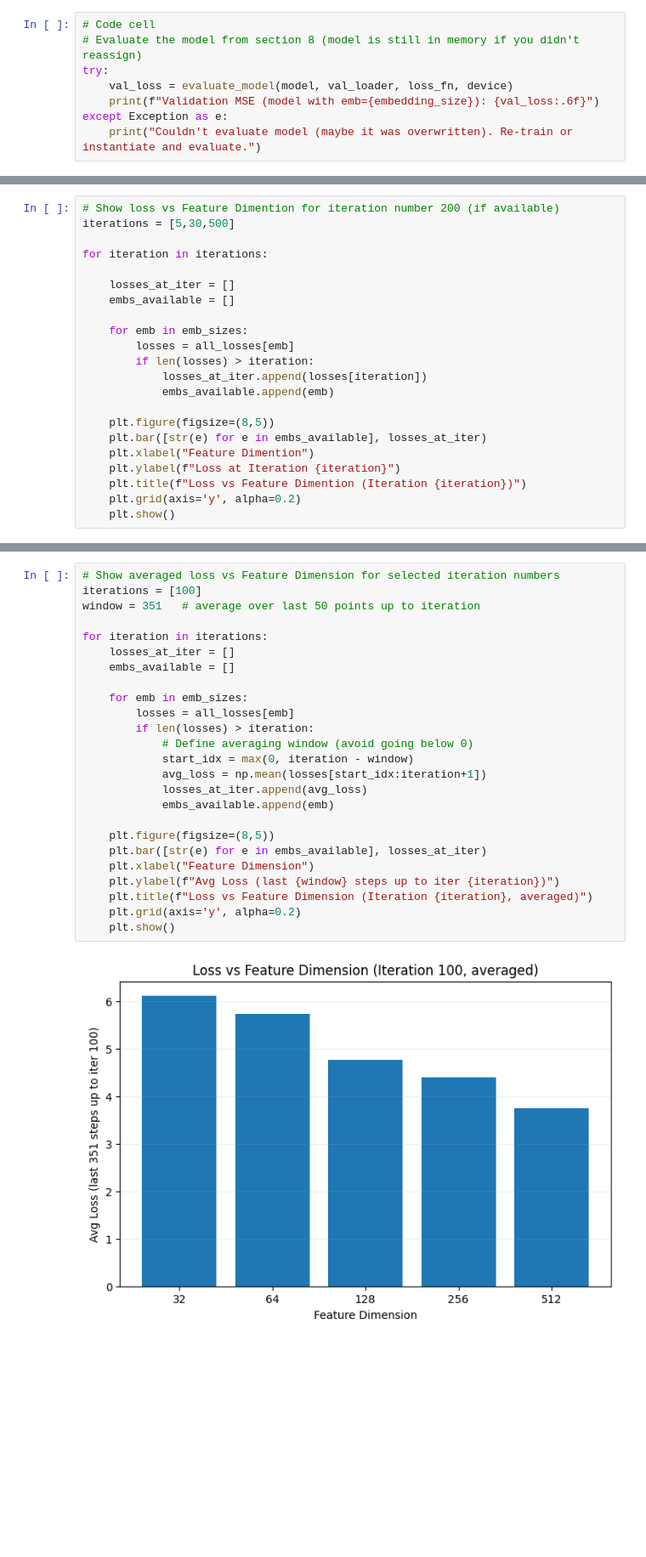
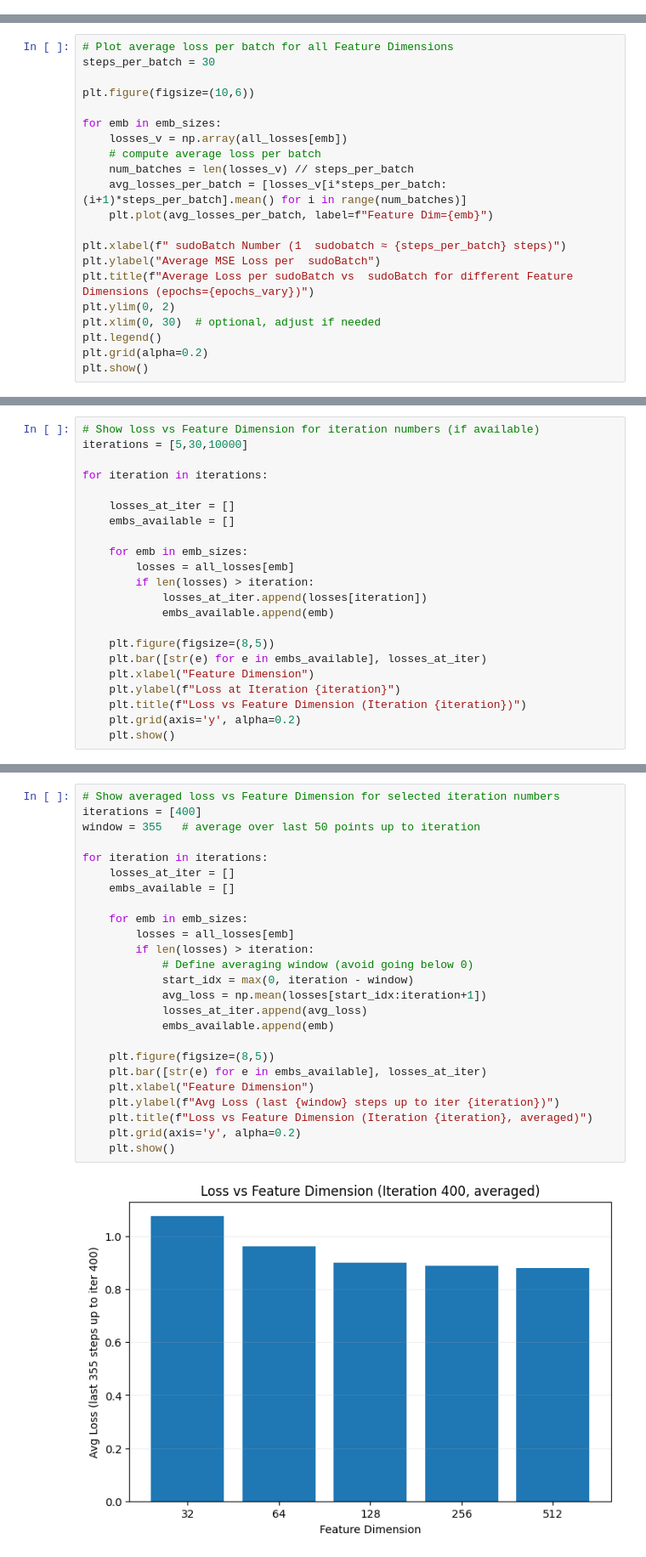
Before and after one commit to trewto/EEE-6608-Assignments, a Jupyter notebook: Final_Term_Project/program.ipynb, the cells around one changed output, grey strips where cells are left out. Shown at 85% size. Drawn from its saved outputs; the diff is of its cells as text; blank space fills up the shorter version.

```diff
--- a/Final_Term_Project/program.ipynb
+++ b/Final_Term_Project/program.ipynb
@@ -329,8 +361,0 @@ plt.show()
-# %%
-# Code cell
-# Evaluate the model from section 8 (model is still in memory if you didn't reassign)
-try:
-    val_loss = evaluate_model(model, val_loader, loss_fn, device)
-    print(f"Validation MSE (model with emb={embedding_size}): {val_loss:.6f}")
-except Exception as e:
-    print("Couldn't evaluate model (maybe it was overwritten). Re-train or instantiate and evaluate.")
@@ -338,0 +362,21 @@ Validation MSE (model with emb=128): 0.906334
+# %%
+# Plot average loss per batch for all Feature Dimensions
+steps_per_batch = 30
+
+plt.figure(figsize=(10,6))
+
+for emb in emb_sizes:
+    losses_v = np.array(all_losses[emb])
+    # compute average loss per batch
+    num_batches = len(losses_v) // steps_per_batch
+    avg_losses_per_batch = [losses_v[i*steps_per_batch:(i+1)*steps_per_batch].mean() for i in range(num_batches)]
+    plt.plot(avg_losses_per_batch, label=f"Feature Dim={emb}")
+
+plt.xlabel(f" sudoBatch Number (1  sudobatch ≈ {steps_per_batch} steps)")
+plt.ylabel("Average MSE Loss per  sudoBatch")
+plt.title(f"Average Loss per sudoBatch vs  sudoBatch for different Feature Dimensions (epochs={epochs_vary})")
+plt.ylim(0, 2)
+plt.xlim(0, 30)  # optional, adjust if needed
+plt.legend()
+plt.grid(alpha=0.2)
+plt.show()
@@ -339,6 +385,6 @@ Validation MSE (model with emb=128): 0.906334
 # %%
-# Show loss vs Feature Dimention for iteration number 200 (if available)
-iterations = [5,30,500]
+# Show loss vs Feature Dimension for iteration numbers (if available)
+iterations = [5,30,10000]
 
 for iteration in iterations:
 
@@ -353,9 +399,9 @@ for iteration in iterations:
 
     plt.figure(figsize=(8,5))
     plt.bar([str(e) for e in embs_available], losses_at_iter)
-    plt.xlabel("Feature Dimention")
+    plt.xlabel("Feature Dimension")
     plt.ylabel(f"Loss at Iteration {iteration}")
-    plt.title(f"Loss vs Feature Dimention (Iteration {iteration})")
+    plt.title(f"Loss vs Feature Dimension (Iteration {iteration})")
     plt.grid(axis='y', alpha=0.2)
     plt.show()
 # %% [output]
@@ -365,27 +411,27 @@ for iteration in iterations:
 # %%
 # Show averaged loss vs Feature Dimension for selected iteration numbers
-iterations = [100]
-window = 351   # average over last 50 points up to iteration
+iterations = [400]
+window = 355   # average over last 50 points up to iteration
 
 for iteration in iterations:
     losses_at_iter = []
     embs_available = []
 
     for emb in emb_sizes:
         losses = all_losses[emb]
         if len(losses) > iteration:
             # Define averaging window (avoid going below 0)
             start_idx = max(0, iteration - window)
             avg_loss = np.mean(losses[start_idx:iteration+1])
             losses_at_iter.append(avg_loss)
             embs_available.append(emb)
 
     plt.figure(figsize=(8,5))
     plt.bar([str(e) for e in embs_available], losses_at_iter)
     plt.xlabel("Feature Dimension")
     plt.ylabel(f"Avg Loss (last {window} steps up to iter {iteration})")
     plt.title(f"Loss vs Feature Dimension (Iteration {iteration}, averaged)")
     plt.grid(axis='y', alpha=0.2)
     plt.show()
 # %% [output]
-[figure, old version]
+[figure, new version]
```
Also changed, not shown: parts of 18 cells of this notebook, 4 other files.
